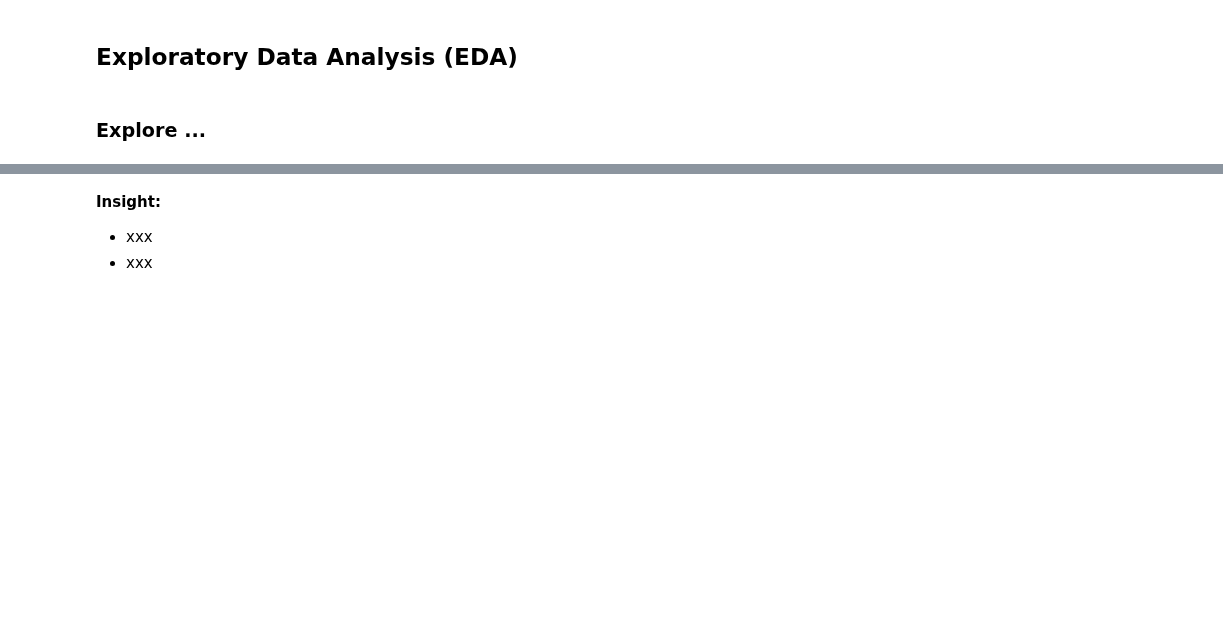
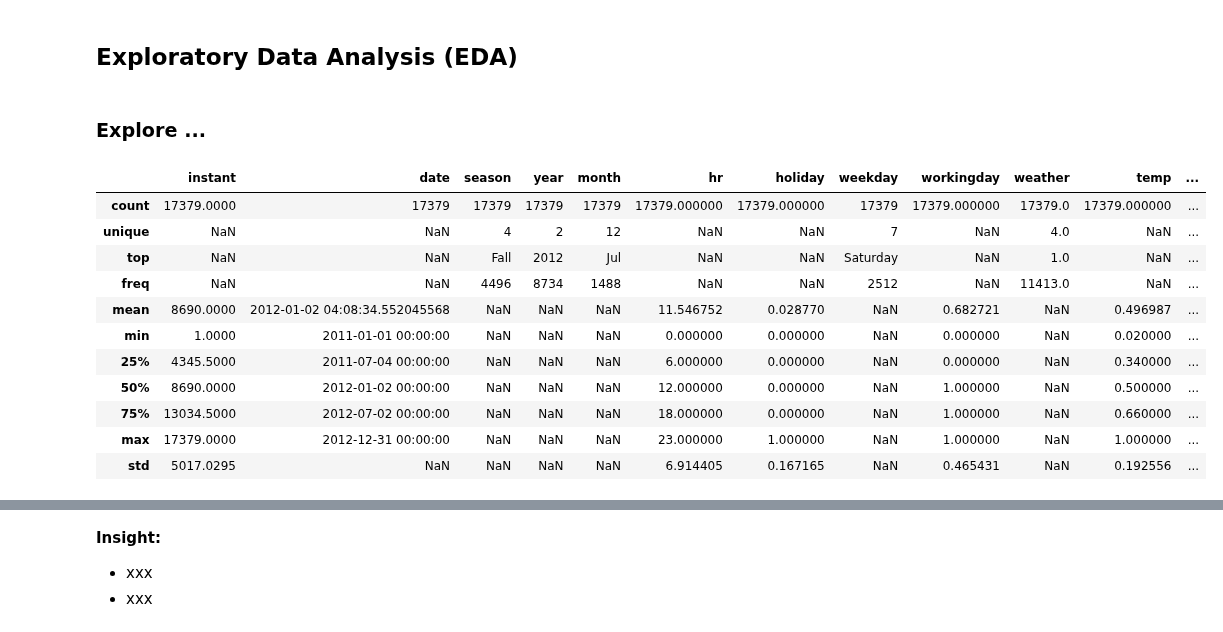
Before and after one commit to Mutasar/sewa-sepeda, a Jupyter notebook: Proyek_Analisis_Data.ipynb, the cells around one changed output, grey strips where cells are left out. Drawn from its saved outputs; the diff is of its cells as text; code cells hidden in the pictures; blank space fills up the shorter version.

```diff
--- a/Proyek_Analisis_Data.ipynb
+++ b/Proyek_Analisis_Data.ipynb
@@ -303,3 +329,19 @@ For example, when doing 'df[col].method(value, inplace=True)', try using 'df.met
 ## Exploratory Data Analysis (EDA)
 # %% [markdown]
 ### Explore ...
+# %%
+#parameter dari data hour_df
+hour_df.describe(include="all")
+# %% [output]
+|  | instant | date | season | year | month | hr | holiday | weekday | workingday | weather | temp | ... |
+| count | 17379.0000 | 17379 | 17379 | 17379 | 17379 | 17379.000000 | 17379.000000 | 17379 | 17379.000000 | 17379.0 | 17379.000000 | ... |
+| unique | NaN | NaN | 4 | 2 | 12 | NaN | NaN | 7 | NaN | 4.0 | NaN | ... |
+| top | NaN | NaN | Fall | 2012 | Jul | NaN | NaN | Saturday | NaN | 1.0 | NaN | ... |
+| freq | NaN | NaN | 4496 | 8734 | 1488 | NaN | NaN | 2512 | NaN | 11413.0 | NaN | ... |
+| mean | 8690.0000 | 2012-01-02 04:08:34.552045568 | NaN | NaN | NaN | 11.546752 | 0.028770 | NaN | 0.682721 | NaN | 0.496987 | ... |
+| min | 1.0000 | 2011-01-01 00:00:00 | NaN | NaN | NaN | 0.000000 | 0.000000 | NaN | 0.000000 | NaN | 0.020000 | ... |
+| 25% | 4345.5000 | 2011-07-04 00:00:00 | NaN | NaN | NaN | 6.000000 | 0.000000 | NaN | 0.000000 | NaN | 0.340000 | ... |
+| 50% | 8690.0000 | 2012-01-02 00:00:00 | NaN | NaN | NaN | 12.000000 | 0.000000 | NaN | 1.000000 | NaN | 0.500000 | ... |
+| 75% | 13034.5000 | 2012-07-02 00:00:00 | NaN | NaN | NaN | 18.000000 | 0.000000 | NaN | 1.000000 | NaN | 0.660000 | ... |
+| max | 17379.0000 | 2012-12-31 00:00:00 | NaN | NaN | NaN | 23.000000 | 1.000000 | NaN | 1.000000 | NaN | 1.000000 | ... |
+| std | 5017.0295 | NaN | NaN | NaN | NaN | 6.914405 | 0.167165 | NaN | 0.465431 | NaN | 0.192556 | ... |
```
Also changed, not shown: parts of 17 cells of this notebook.
